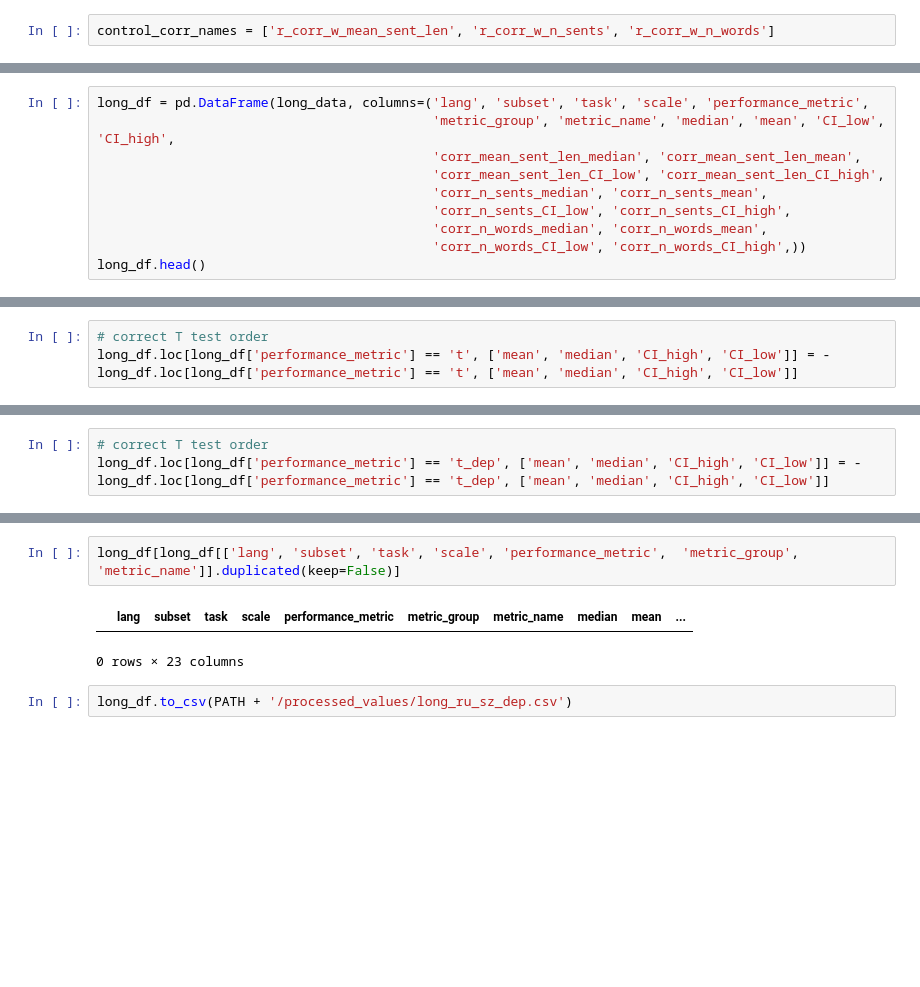
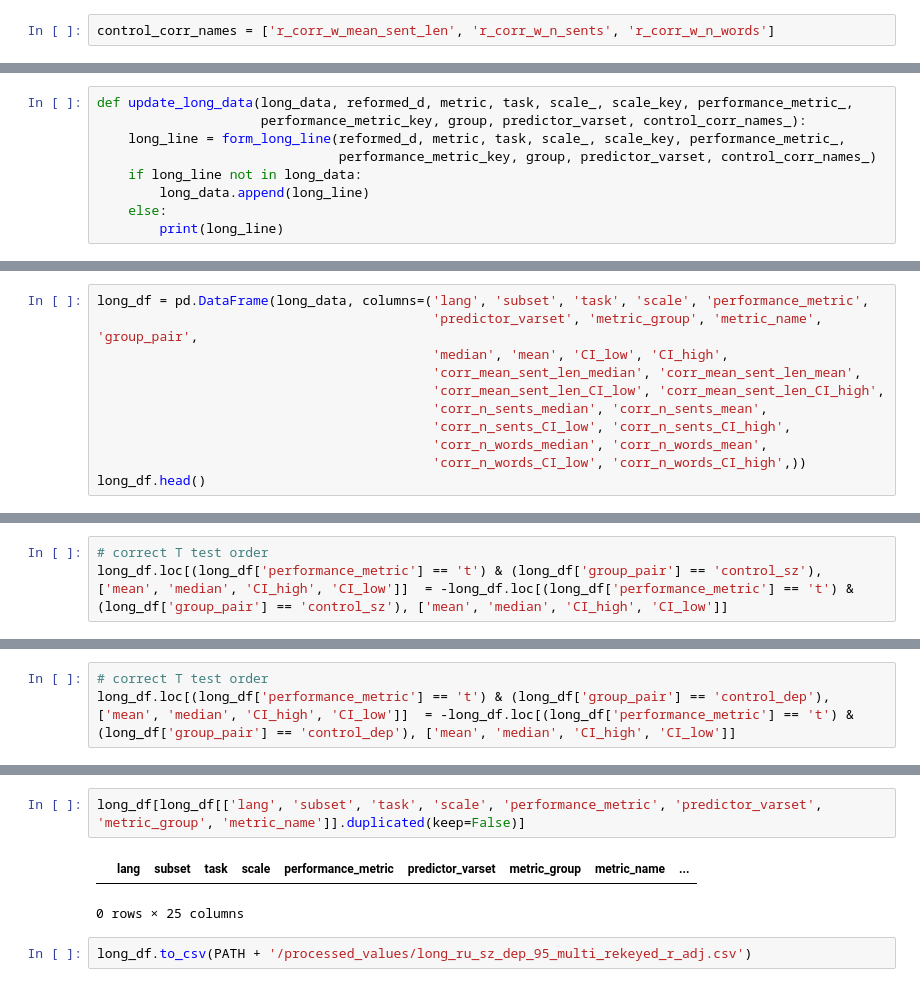
Before and after one commit to flying-bear/NLP_NAP_Benchmarking, a Jupyter notebook: analyse_ru.ipynb, the cells around one changed output, grey strips where cells are left out. Cells and saved outputs as stored; diff of their text form; blank space fills up the shorter version.

```diff
--- a/analyse_ru.ipynb
+++ b/analyse_ru.ipynb
@@ -1667,0 +2057,9 @@ sc_ind_
+# %%
+def update_long_data(long_data, reformed_d, metric, task, scale_, scale_key, performance_metric_,
+                     performance_metric_key, group, predictor_varset, control_corr_names_):
+    long_line = form_long_line(reformed_d, metric, task, scale_, scale_key, performance_metric_,
+                               performance_metric_key, group, predictor_varset, control_corr_names_)
+    if long_line not in long_data:
+        long_data.append(long_line)
+    else:
+        print(long_line)
@@ -1724,6 +2186,7 @@ for task in TASKS:
 # %%
 long_df = pd.DataFrame(long_data, columns=('lang', 'subset', 'task', 'scale', 'performance_metric',
-                                           'metric_group', 'metric_name', 'median', 'mean', 'CI_low', 'CI_high',
+                                           'predictor_varset', 'metric_group', 'metric_name', 'group_pair',
+                                           'median', 'mean', 'CI_low', 'CI_high',
                                            'corr_mean_sent_len_median', 'corr_mean_sent_len_mean',
                                            'corr_mean_sent_len_CI_low', 'corr_mean_sent_len_CI_high',
                                            'corr_n_sents_median', 'corr_n_sents_mean',
@@ -1752,3 +2224,3 @@ array(['r', 't', 't_sz_dep', 't_dep', 'ps_r'], dtype=object)
 # %%
 # correct T test order
-long_df.loc[long_df['performance_metric'] == 't', ['mean', 'median', 'CI_high', 'CI_low']] = -long_df.loc[long_df['performance_metric'] == 't', ['mean', 'median', 'CI_high', 'CI_low']]
+long_df.loc[(long_df['performance_metric'] == 't') & (long_df['group_pair'] == 'control_sz'), ['mean', 'median', 'CI_high', 'CI_low']]  = -long_df.loc[(long_df['performance_metric'] == 't') & (long_df['group_pair'] == 'control_sz'), ['mean', 'median', 'CI_high', 'CI_low']]
@@ -1758,6 +2227,6 @@ long_df.loc[long_df['performance_metric'] == 't', ['mean', 'median', 'CI_high',
 # %%
 # correct T test order
-long_df.loc[long_df['performance_metric'] == 't_dep', ['mean', 'median', 'CI_high', 'CI_low']] = -long_df.loc[long_df['performance_metric'] == 't_dep', ['mean', 'median', 'CI_high', 'CI_low']]
+long_df.loc[(long_df['performance_metric'] == 't') & (long_df['group_pair'] == 'control_dep'), ['mean', 'median', 'CI_high', 'CI_low']]  = -long_df.loc[(long_df['performance_metric'] == 't') & (long_df['group_pair'] == 'control_dep'), ['mean', 'median', 'CI_high', 'CI_low']]
 # %%
 long_df[(long_df['lang'] == 'ru') & (long_df['task'] =='adventure') & (long_df['scale'] == 'group_diff') & (long_df['performance_metric'] =='t') & (long_df['metric_name'] =='bert_cgcoh')]
 # %% [output]
@@ -1777,7 +2246,7 @@ long_df[(long_df['lang'] == 'ru') & (long_df['task'] =='adventure') & (long_df['
 # %%
-long_df[long_df[['lang', 'subset', 'task', 'scale', 'performance_metric',  'metric_group', 'metric_name']].duplicated(keep=False)]
+long_df[long_df[['lang', 'subset', 'task', 'scale', 'performance_metric', 'predictor_varset', 'metric_group', 'metric_name']].duplicated(keep=False)]
 # %% [output]
-|  | lang | subset | task | scale | performance_metric | metric_group | metric_name | median | mean | ... |
+|  | lang | subset | task | scale | performance_metric | predictor_varset | metric_group | metric_name | ... |
-0 rows × 23 columns
+0 rows × 25 columns
 # %%
-long_df.to_csv(PATH + '/processed_values/long_ru_sz_dep.csv')
+long_df.to_csv(PATH + '/processed_values/long_ru_sz_dep_95_multi_rekeyed_r_adj.csv')
```
Also changed, not shown: parts of 106 cells of this notebook, 4 other files.
